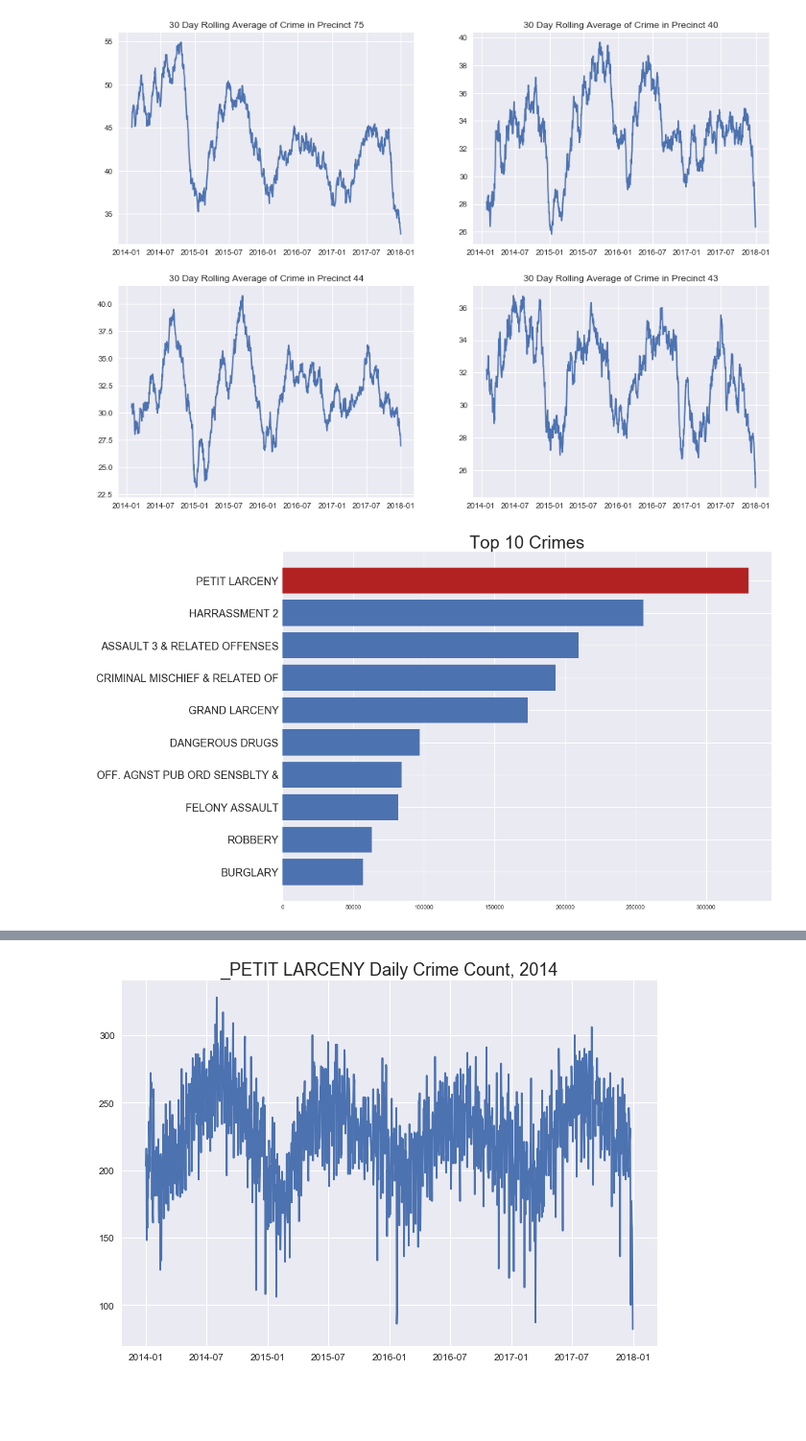
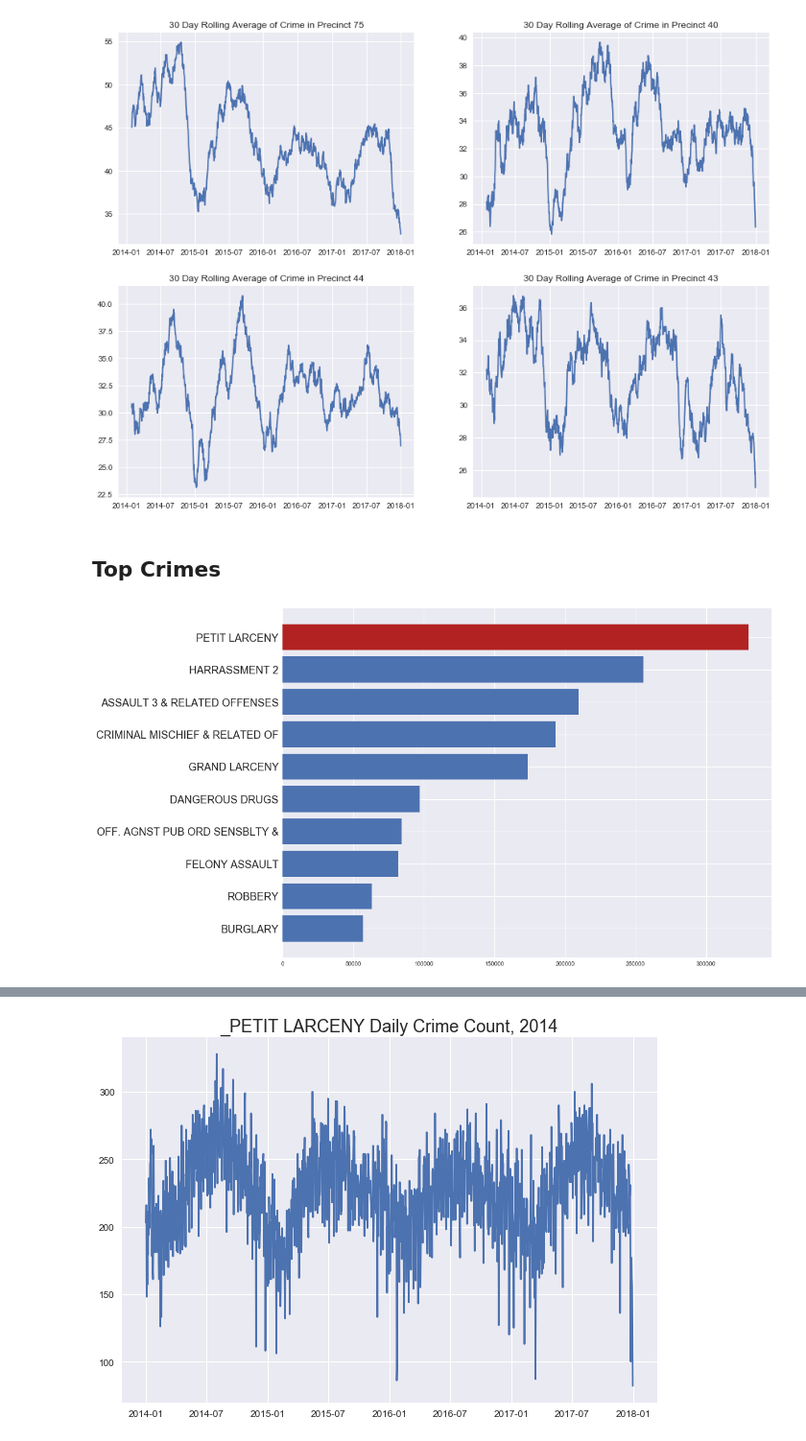
Before and after one commit to kevinacrystal/SARIMAX_crime, a Jupyter notebook: 01_Cleaning_and_EDA.ipynb, the cells around one changed output, grey strips where cells are left out. Shown at 96% size. Drawn from its saved outputs; the diff is of its cells as text; code cells hidden in the pictures; blank space fills up the shorter version.

```diff
--- a/01_Cleaning_and_EDA.ipynb
+++ b/01_Cleaning_and_EDA.ipynb
@@ -734,6 +736,8 @@ def subplot_precincts(dataframe, list_of_columns):
 subplot_precincts(precinct_date_count, df.precinct.value_counts().index[:4])
 # %% [output]
 [figure]
+# %% [markdown]
+## Top Crimes
 # %%
 # # plot daily crime for one precinct
 # plt.figure(figsize=(10,7))
@@ -744,15 +748,14 @@ subplot_precincts(precinct_date_count, df.precinct.value_counts().index[:4])
 # %%
 import seaborn as sns
 crime_date_count = df.groupby(['crime']).count()
 crime_date_count.dropna().shape
 p = crime_date_count.nlargest(10, 'precinct').sort_values('precinct')
 plt.figure(figsize=(15,11))
 bars = plt.barh(p.index, p.precinct)
 bars[9].set_color('firebrick')
-plt.title('Top 10 Crimes', fontsize=30)
 plt.yticks(fontsize=18);
 # %% [output]
-[figure, old version]
+[figure, new version]
 # %%
 # agg_date_count = df.resample('D', on='cmplnt_fr_dt').agg(['count'])
 # agg_date_count.columns = list(map('_'.join, agg_date_count.columns.values))
```
Also changed, not shown: parts of 10 cells of this notebook, 8 other files.
